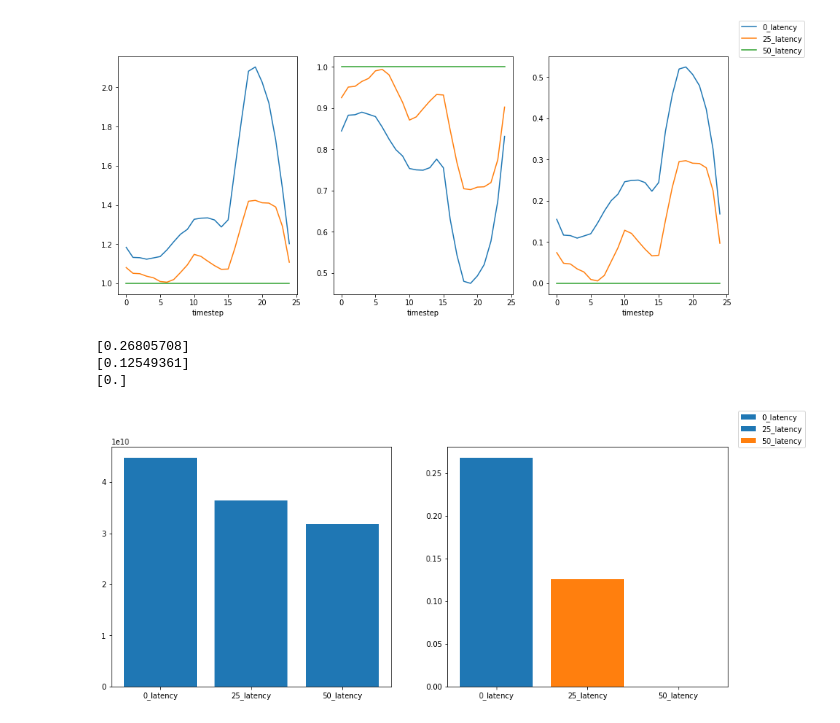
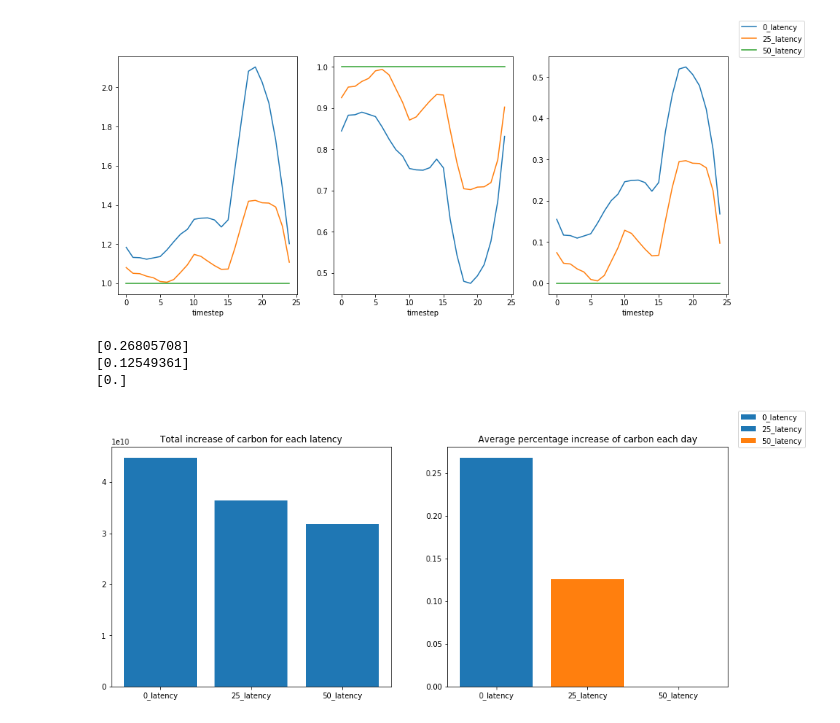
Before and after one commit to Zonotora/CASPER, a Jupyter notebook: misc/casper.ipynb, the cells around one changed output. Cells and saved outputs as stored; diff of their text form; code cells hidden in the pictures.

```diff
--- a/misc/casper.ipynb
+++ b/misc/casper.ipynb
@@ -66,35 +67,40 @@ Adding an axes using the same arguments as a previous axes currently reuses the
   "Adding an axes using the same arguments as a previous axes "
 [figure]
 # %%
+"""This is important to show the marginal save of carbon between different constraints
+    latency. NOTE that this latency constraints is what controls how much we are willing
+    to outsource to other regions, and thus controls the amount of carbon we \textit{can} save
+"""
+
 
 #print(dfs)
 fig, (ax1, ax2) = plt.subplots(1, 2, figsize=(15,6))
 
 latencies = ["0_latency", "25_latency", "50_latency"]
 carbon_emission_sums = []
 for df in dfs_grouped_by_timestep:
     carbon_emission_sums.append(df["total_carbon_emissions"].sum().sum())
 ax1.bar(["0_latency", "25_latency", "50_latency"], carbon_emission_sums)
 
 factor = dfs_grouped_by_timestep[2]["total_carbon_emissions"].sum()
 
 percentages = [[],[],[]]
 for i, df in enumerate(dfs_grouped_by_timestep):
     p =  1 - factor / df["total_carbon_emissions"].sum()
     percentages[i].append(p)
 #means = np.mean(percentages, axis=1)
 latencies = ["0_latency", "25_latency", "50_latency"]
 for percentage, latency_lbl in zip(percentages, latencies):
     mean = np.mean(percentage, axis=1)
     print(mean)
     ax2.bar(latency_lbl, mean)
 #np.mean(percentages[i])
 
 ax1.set_title("Total increase of carbon for each latency")
 ax2.set_title("Average percentage increase of carbon each day")
 fig.legend(["0_latency", "25_latency", "50_latency"]);
 # %% [output]
 [0.26805708]
 [0.12549361]
 [0.]
-[figure, old version]
+[figure, new version]
```
Also changed, not shown: parts of 5 cells of this notebook.
